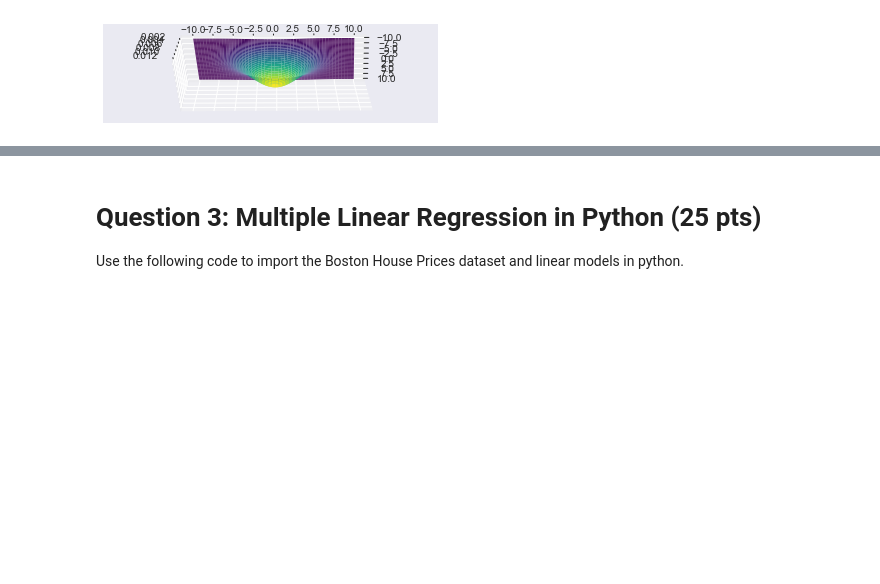
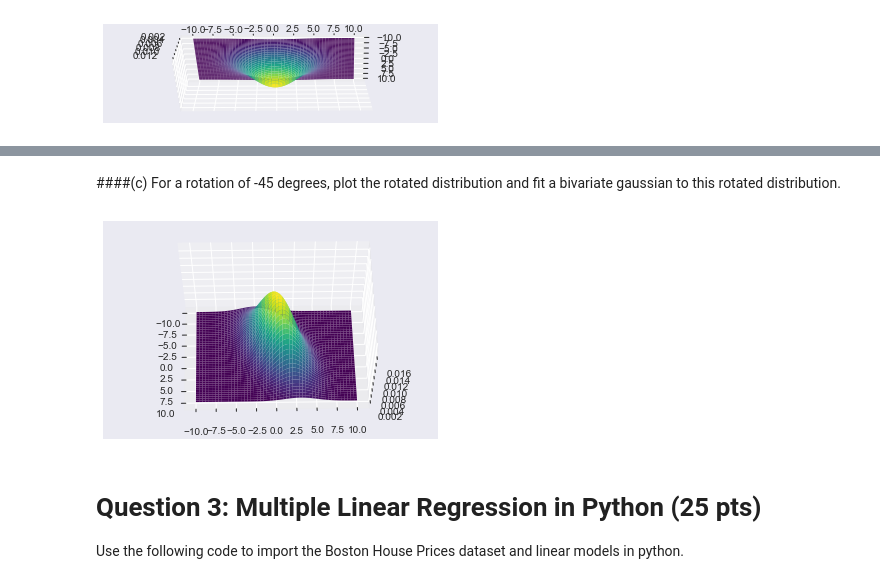
Before and after one commit to kevinjyee/DSPrinciples, a Jupyter notebook: HW1.ipynb, the cells around one changed output, grey strips where cells are left out. Saved outputs shown, nothing was run; the diff lists cells and outputs as text; code cells hidden in the pictures; blank space fills up the shorter version.

```diff
--- a/HW1.ipynb
+++ b/HW1.ipynb
@@ -133,3 +165,47 @@ for i in range(len(viewangle)):
+# %% [markdown]
+####(c) For a rotation of -45 degrees, plot the rotated distribution and fit a bivariate gaussian to this rotated distribution.
+# %%
+fig = plt.figure()
+ax = fig.add_subplot(111, projection='3d')
+
+#Set Mean and Variance
+mean = [0,0]
+cov = [(16, 6), (6,9)]
+
+#generate multivariable gaussian
+x, y= np.random.multivariate_normal(mean, cov, size=50).T
+
+#Create Rotation Matrix
+def rotgauss(x,y, rotation):
+    rotation = np.deg2rad(rotation);
+    U = x * np.cos(rotation) - y * np.sin(rotation)
+    V = x * np.sin(rotation) + y * np.cos(rotation)
+    return U, V
+
+U,V = rotgauss(x, y, -45)
+
+#update mean and covariance
+mean = [U.mean(), V.mean()]
+cov = [(np.var(U), 0.5 * np.std(U) * np.std(V)), (0.5 * np.std(U) * np.std(V),np.var(V))]
+
+
+#Create grid and multivariate normal
+x = np.linspace(-10,10,500)
+y = np.linspace(-10,10,500)
+X, Y = np.meshgrid(x,y)
+pos = np.empty(X.shape + (2,))
+pos[:, :, 0] = X; pos[:, :, 1] = Y
+rv = multivariate_normal(mean, cov)
+
+
+ax.plot_surface(X, Y, rv.pdf(pos),cmap='viridis',linewidth=0)
+
+# rotate the axes and update
+for angle in range(0, 360):
+    ax.view_init(60, angle)
+    plt.draw()
+# %% [output]
+[figure, added]
 # %% [markdown]
 # Question 3: Multiple Linear Regression in Python (25 pts)
 
```
Also changed, not shown: parts of 7 cells of this notebook.
